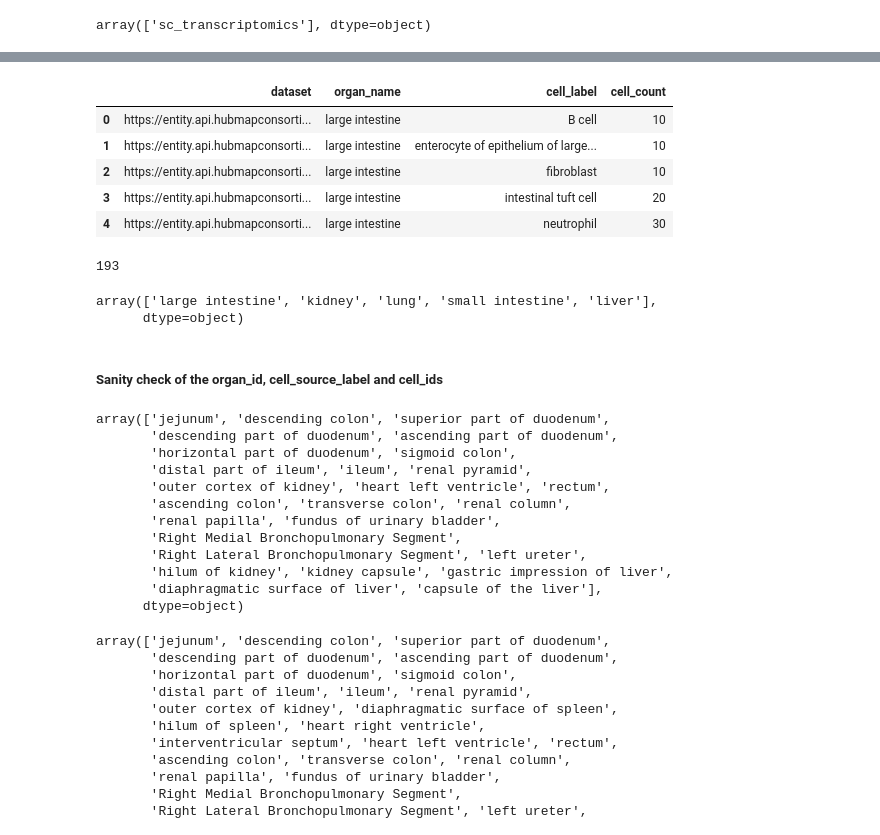
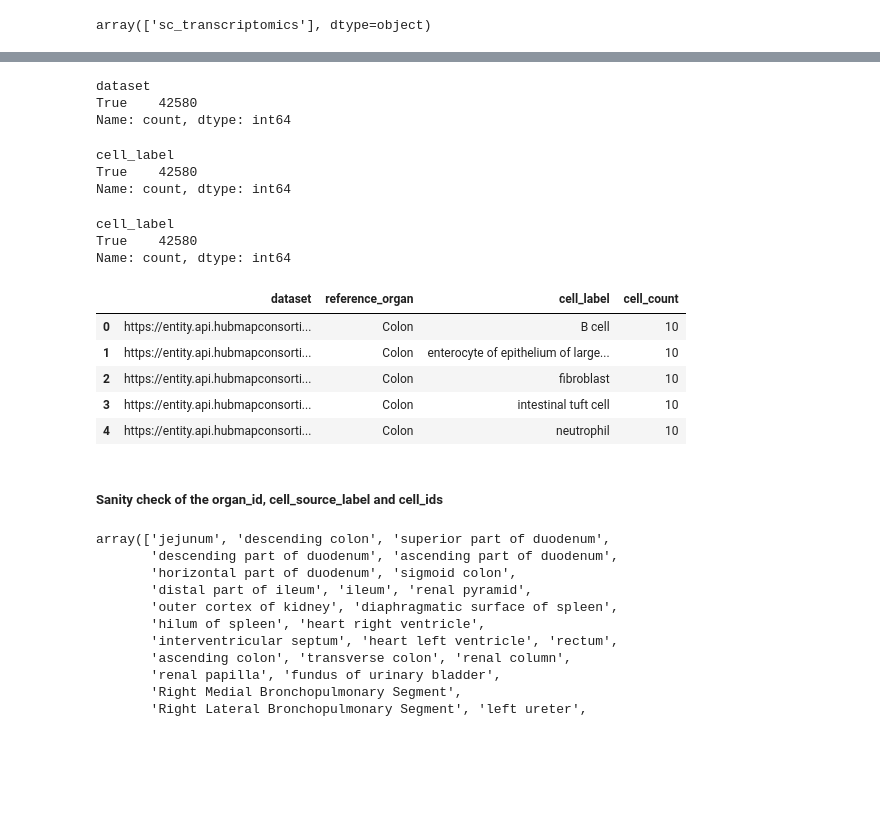
Before and after one commit to cns-iu/hra-ftu-explorer-supporting-information, a Jupyter notebook: FTU-workflow.ipynb, the cells around one changed output, grey strips where cells are left out. Cells and saved outputs as stored; diff of their text form; code cells hidden in the pictures; blank space fills up the shorter version.

```diff
--- a/FTU-workflow.ipynb
+++ b/FTU-workflow.ipynb
@@ -578,0 +785,2 @@ print(aggregated_summaries.unique())
+# %%
+enriched_v2_df = enriched_v2_df.drop_duplicates()
@@ -578,0 +801,8 @@ print(aggregated_summaries.unique())
+# %%
+filtered_heart_enriched_v2_df = enriched_v2_df[(enriched_v2_df['reference_organ'].str.contains('Heart'))]
+filtered_ub_enriched_v2_df = enriched_v2_df[(enriched_v2_df['reference_organ'].str.contains('UrinaryBladder'))]
+# %%
+# Combine the indices of the rows to be removed
+indices_to_remove_v2 = filtered_heart_enriched_v2_df.index.union(filtered_ub_enriched_v2_df.index)
+# %%
+filtered_enriched_v2_df = enriched_v2_df.drop(indices_to_remove_v2)
@@ -579 +877,19 @@ print(aggregated_summaries.unique())
+# %%
+filtered_enriched_v2_df['dataset'].isin(filtered_enriched_v1_df['dataset']).value_counts()
+# %% [output]
+dataset
+True    42580
+Name: count, dtype: int64
+# %%
+filtered_enriched_v2_df['cell_label'].isin(filtered_enriched_v1_df['cell_label']).value_counts()
+# %% [output]
+cell_label
+True    42580
+Name: count, dtype: int64
+# %%
+filtered_enriched_v2_df['cell_label'].isin(filtered_enriched_v1_df['cell_label']).value_counts()
+# %% [output]
+cell_label
+True    42580
+Name: count, dtype: int64
 # %%
@@ -583,44 +899,19 @@ filtered_result_df.to_csv('output/filtered-CTs-with-datasets-with-gene-informati
 # %%
 # Get count of cells per cell_label per organ_name per dataset
-cell_counts = filtered_result_df.groupby(['dataset', 'organ_name', 'cell_label']).size().reset_index(name='cell_count')
-
+cell_counts = filtered_enriched_v2_df.groupby(['dataset', 'reference_organ', 'cell_label']).size().reset_index(name='cell_count')
 cell_counts.head()
 # %% [output]
-|  | dataset | organ_name | cell_label | cell_count |
-| 0 | https://entity.api.hubmapconsorti... | large intestine | B cell | 10 |
-| 1 | https://entity.api.hubmapconsorti... | large intestine | enterocyte of epithelium of large... | 10 |
-| 2 | https://entity.api.hubmapconsorti... | large intestine | fibroblast | 10 |
-| 3 | https://entity.api.hubmapconsorti... | large intestine | intestinal tuft cell | 20 |
-| 4 | https://entity.api.hubmapconsorti... | large intestine | neutrophil | 30 |
+|  | dataset | reference_organ | cell_label | cell_count |
+| 0 | https://entity.api.hubmapconsorti... | Colon | B cell | 10 |
+| 1 | https://entity.api.hubmapconsorti... | Colon | enterocyte of epithelium of large... | 10 |
+| 2 | https://entity.api.hubmapconsorti... | Colon | fibroblast | 10 |
+| 3 | https://entity.api.hubmapconsorti... | Colon | intestinal tuft cell | 10 |
+| 4 | https://entity.api.hubmapconsorti... | Colon | neutrophil | 10 |
-# %%
-filtered_result_df['dataset'].nunique()
-# %% [output]
-193
 # %%
 # Save the results to a CSV file
 cell_counts.to_csv('output/cell_counts_per_cell_label_per_organ_per_dataset.csv', index=False)
-# %%
-cell_counts['organ_name'].unique()
-# %% [output]
-array(['large intestine', 'kidney', 'lung', 'small intestine', 'liver'],
-      dtype=object)
 # %% [markdown]
 ##### Sanity check of the organ_id, cell_source_label and cell_ids
-# %%
-result_df['cell_source_label'].unique()
-# %% [output]
-array(['jejunum', 'descending colon', 'superior part of duodenum',
-       'descending part of duodenum', 'ascending part of duodenum',
-       'horizontal part of duodenum', 'sigmoid colon',
-       'distal part of ileum', 'ileum', 'renal pyramid',
-       'outer cortex of kidney', 'heart left ventricle', 'rectum',
-       'ascending colon', 'transverse colon', 'renal column',
-       'renal papilla', 'fundus of urinary bladder',
-       'Right Medial Bronchopulmonary Segment',
-       'Right Lateral Bronchopulmonary Segment', 'left ureter',
-       'hilum of kidney', 'kidney capsule', 'gastric impression of liver',
-       'diaphragmatic surface of liver', 'capsule of the liver'],
-      dtype=object)
 # %%
 CTs_with_datasets_df['cell_source_label'].unique()
 # %% [output]
```
Also changed, not shown: parts of 106 cells of this notebook, 17 other files.
